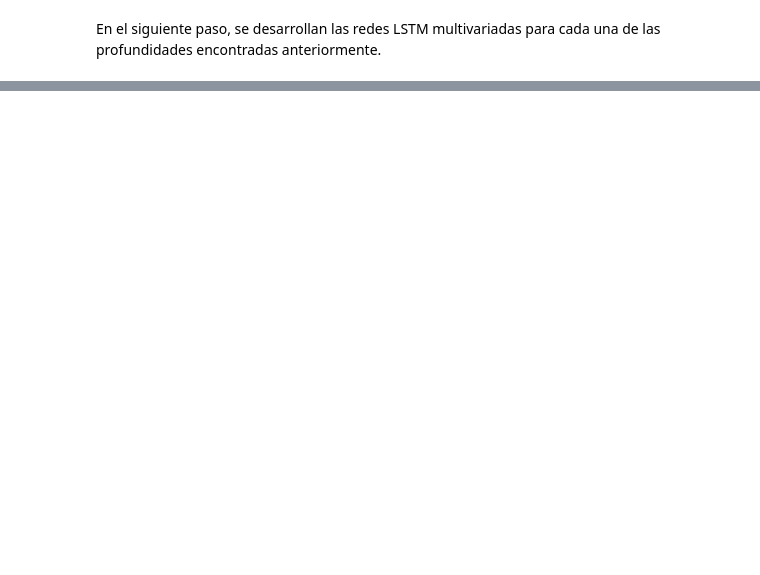
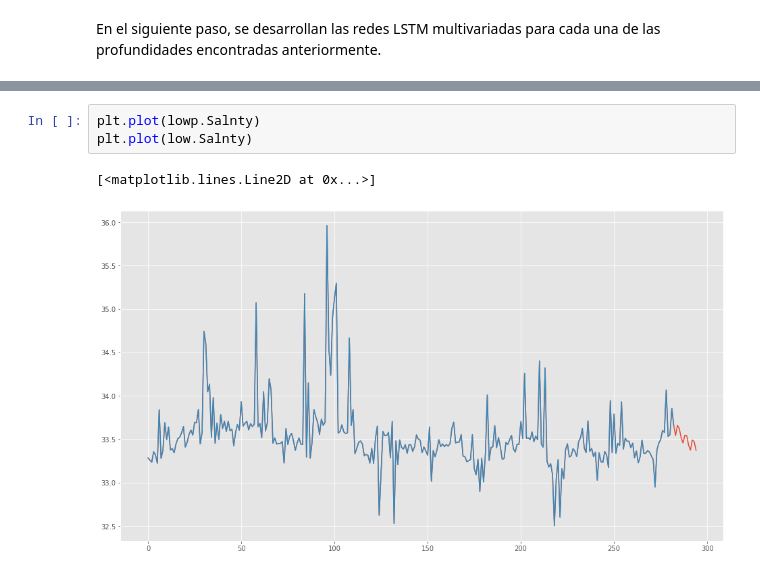
Before and after one commit to Lmdela/Trabajo-de-Mineria-de-Datos, a Jupyter notebook: Redes_LSTM.ipynb, the cells around one changed output, grey strips where cells are left out. Cells and saved outputs as stored; diff of their text form; blank space fills up the shorter version.

```diff
--- a/Redes_LSTM.ipynb
+++ b/Redes_LSTM.ipynb
@@ -244,0 +210,6 @@ plt.plot (lowdata.T_degC)
+# %%
+plt.plot(lowp.Salnty)
+plt.plot(low.Salnty)
+# %% [output]
+[<matplotlib.lines.Line2D at 0x...>]
+[figure, added]
```
Also changed, not shown: parts of 24 cells of this notebook.
